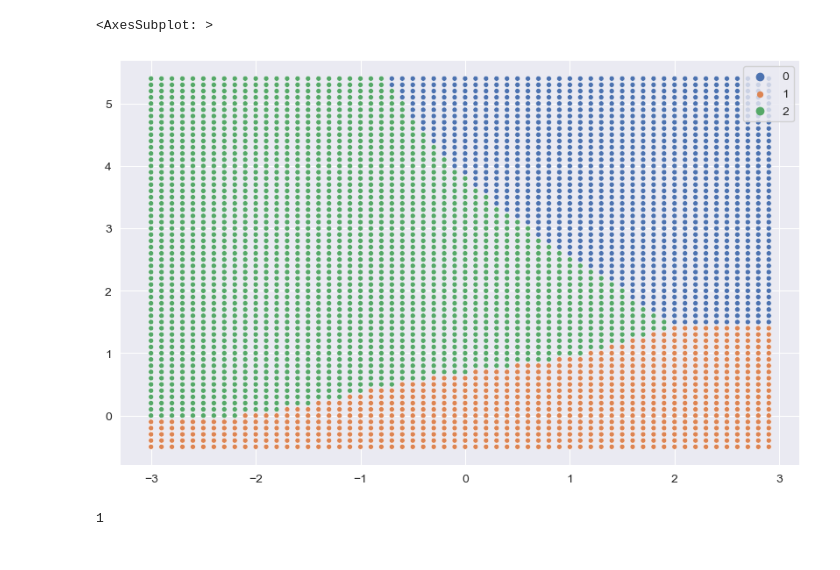
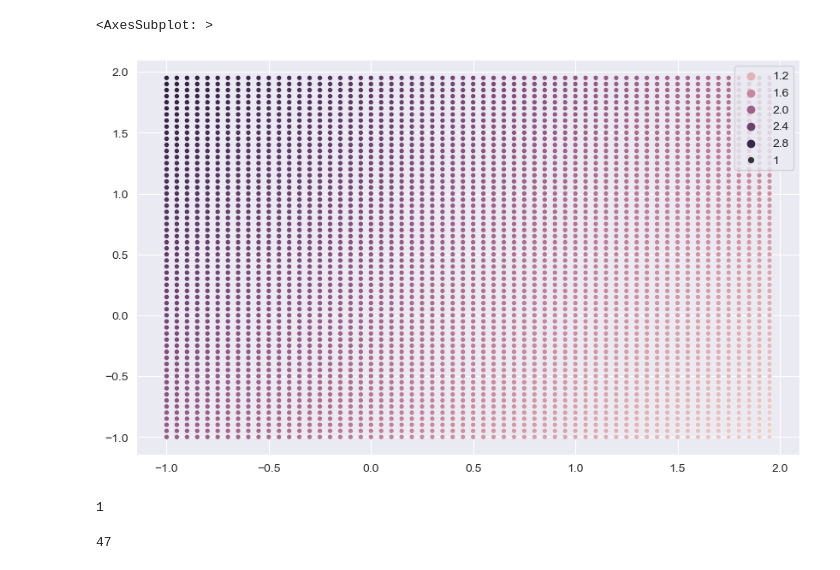
Before and after one commit to Zvi-Badash/Sequential-Minimal-Optimization, a Jupyter notebook: MultiClassTest.ipynb, the cells around one changed output. Saved outputs shown, nothing was run; the diff lists cells and outputs as text; code cells hidden in the pictures.

```diff
--- a/MultiClassTest.ipynb
+++ b/MultiClassTest.ipynb
@@ -11,11 +11,16 @@ plt.rcParams['figure.figsize'] = (10, 6)
 sns.set_style('darkgrid')
 sns.set_palette(sns.color_palette('deep'))
 # %%
-X, y = make_blobs(
+# X, y = make_blobs(
+#     n_samples=600,
+#     n_features=2,
+#     centers=3,
+#     cluster_std=0.5,
+#     random_state=0
+# )
+X, y = make_moons(
     n_samples=60,
-    n_features=2,
-    centers=3,
-    cluster_std=0.5,
+    noise=0.05,
     random_state=0
 )
 # %%
@@ -26,3 +31,4 @@ sns.scatterplot(x=X[:, 0], y=X[:, 1], hue=pd.Categorical(y))
 # %%
-ovr_clf = OneVsRestClassifier(SVM, 3, C=1e5, kernel='poly', c=1, q=4)
+%%time
+ovr_clf = OneVsRestClassifier(SVM, 2, C=10, kernel='rbf', gamma=0.001)
 ovr_clf.fit(X, y)
@@ -29,16 +38,19 @@ ovr_clf.fit(X, y)
 # %%
-xx, yy = np.mgrid[-3:3:.1, -0.5:5.5:.1]
+xx, yy = np.mgrid[-1:2:.05, -1:2:.05]
 xx, yy = xx.reshape(xx.shape[0] ** 2), yy.reshape(yy.shape[0] ** 2)
-classes = np.array([
-    ovr_clf.predict(np.array([x, y])) for x, y in zip(xx, yy)
+scores = np.array([
+    ovr_clf.evaluate(np.array([x, y])) for x, y in zip(xx, yy)
 ]).reshape(xx.shape)
 
-sns.scatterplot(x=xx, y=yy, hue=pd.Categorical(classes), size=1)
-# sns.scatterplot(x=X[:, 0], y=X[:, 1], hue=pd.Categorical(y))
+sns.scatterplot(x=xx, y=yy, hue=scores, size=1)
 # %% [output]
 <AxesSubplot: >
-[figure, old version]
+[figure, new version]
 # %%
 ovr_clf.predict([2, .4])
 # %% [output]
 1
+# %%
+ovr_clf._classifiers[0].n_iter
+# %% [output]
+47
```
Also changed, not shown: parts of 3 cells of this notebook, 3 other files.
